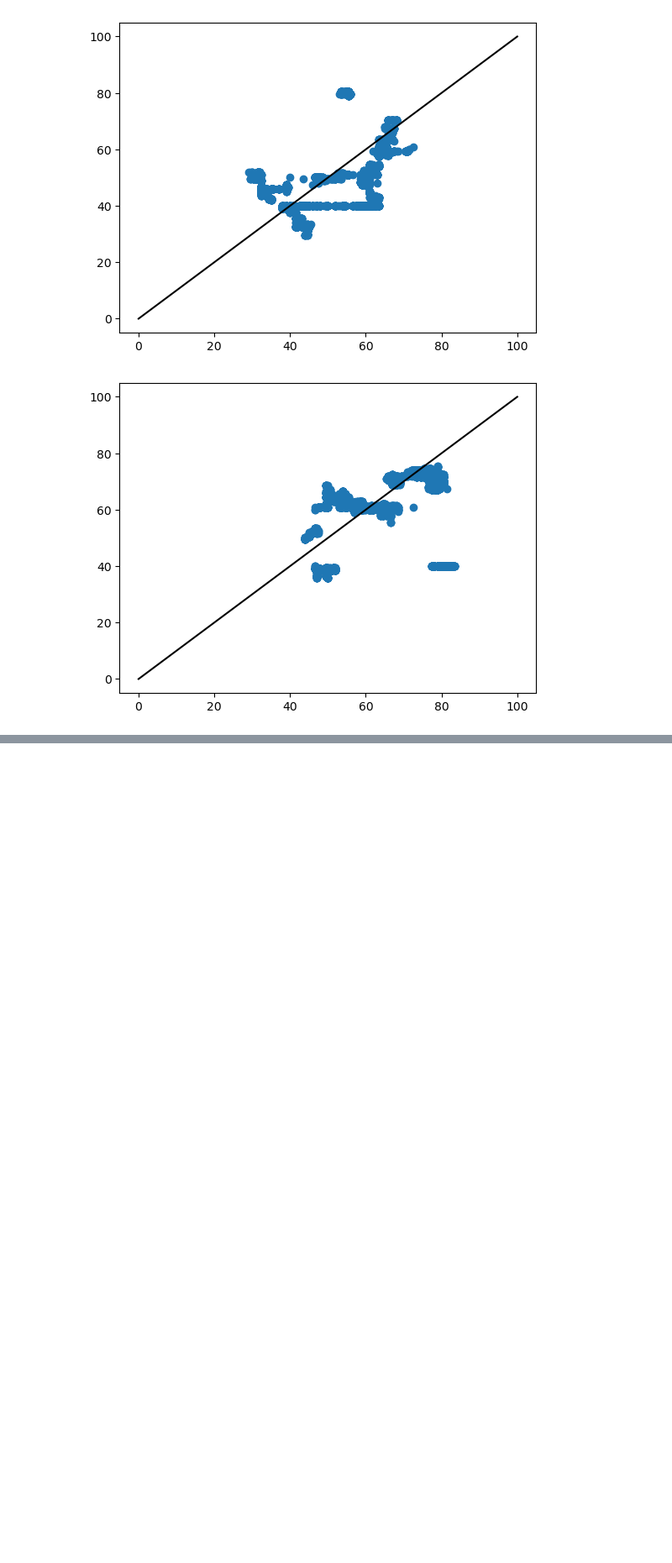
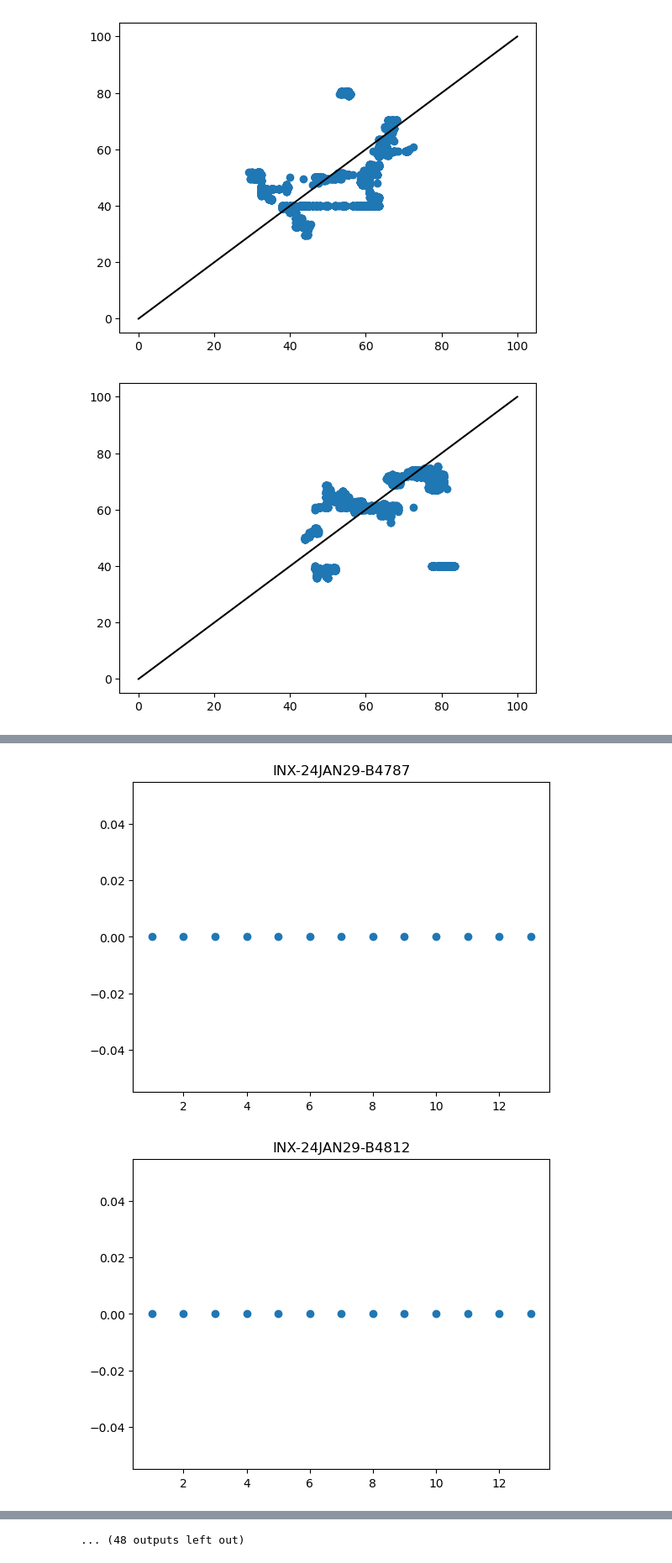
Before and after one commit to ijamil1/kalshi_mm, a Jupyter notebook: explore_momentum.ipynb, the cells around one changed output, grey strips where cells are left out. Shown at 84% size. Drawn from its saved outputs; the diff is of its cells as text; code cells hidden in the pictures; blank space fills up the shorter version.

```diff
--- a/explore_momentum.ipynb
+++ b/explore_momentum.ipynb
@@ -303,0 +427,18 @@ plot_upwards_mom_signal(up_x, up_y)
+# %%
+for t, df in ticker_df_dict.items():
+    ticker_df_dict[t] = df.groupby(['hour', 'minute']).first().reset_index()
+# %%
+for t, df in ticker_df_dict.items():
+    midprices = df['midprice'].to_numpy()
+    returns = (midprices[1:]-midprices[:-1])/midprices[:-1]
+    df['1min_return'] = list(returns) + [None]
+# %%
+for t, df in ticker_df_dict.items():
+    ticker_df_dict[t] = df.iloc[:-1]
+# %%
+for t, df in ticker_df_dict.items():
+    if df['1min_return'].unique().tolist()[0] == 0:
+        continue
+    x = df[df['minute']>=45]['1min_return'].iloc[:-1].tolist()
+    y = df[df['minute']>=45]['1min_return'].iloc[1:].tolist()
+    print(t, np.corrcoef(x,y)[0,1], sep=', ')
@@ -303,0 +455,9 @@ plot_upwards_mom_signal(up_x, up_y)
+# %%
+for t, df in ticker_df_dict.items():
+    plt.figure()
+    plt.scatter(np.linspace(1,df.shape[0],df.shape[0]), df['1min_return'])
+    plt.title(t)
+    plt.show()
+# %% [output]
+[figure, added]
+[figure, added]
@@ -303,0 +474 @@ plot_upwards_mom_signal(up_x, up_y)
+... (48 outputs left out)
```
Also changed, not shown: parts of 12 cells of this notebook.
